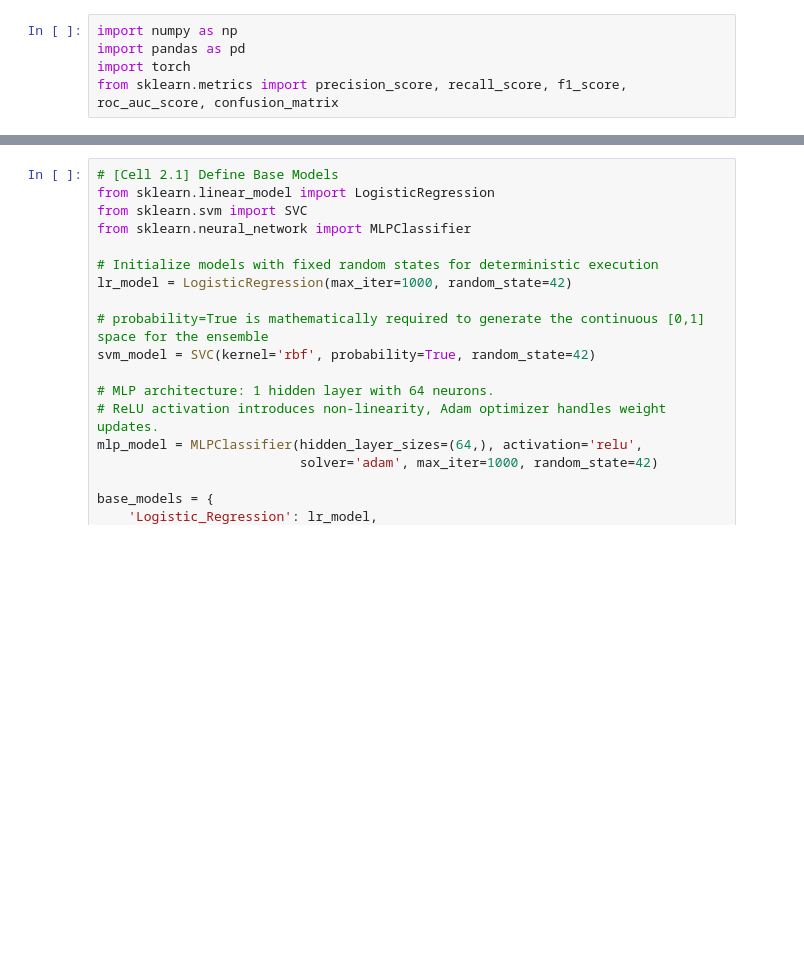
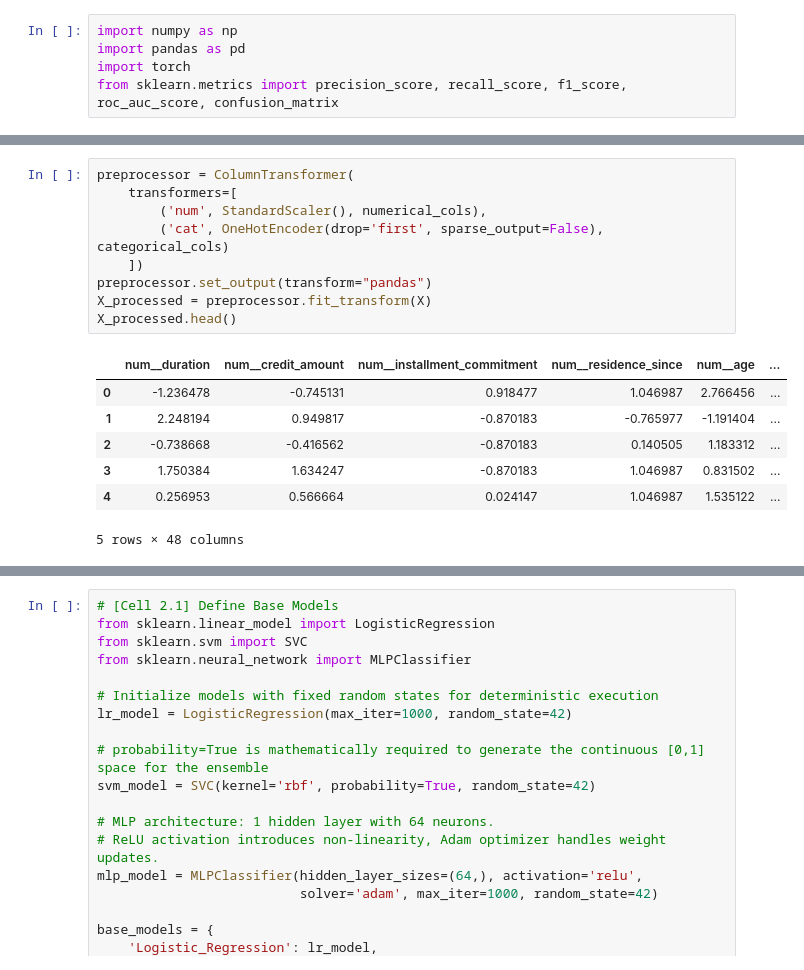
Before and after one commit to aslaa02/hyperparameter-tuning, a Jupyter notebook: Credit.ipynb, the cells around one changed output, grey strips where cells are left out. Cells and saved outputs as stored; diff of their text form; blank space fills up the shorter version.

```diff
--- a/Credit.ipynb
+++ b/Credit.ipynb
@@ -50 +68,18 @@ Preprocessing complete. Final feature matrix shape: (1000, 48)
+# %%
+preprocessor = ColumnTransformer(
+    transformers=[
+        ('num', StandardScaler(), numerical_cols),
+        ('cat', OneHotEncoder(drop='first', sparse_output=False), categorical_cols)
+    ])
+preprocessor.set_output(transform="pandas")
+X_processed = preprocessor.fit_transform(X)
+X_processed.head()
+# %% [output]
+|  | num__duration | num__credit_amount | num__installment_commitment | num__residence_since | num__age | ... |
+| 0 | -1.236478 | -0.745131 | 0.918477 | 1.046987 | 2.766456 | ... |
+| 1 | 2.248194 | 0.949817 | -0.870183 | -0.765977 | -1.191404 | ... |
+| 2 | -0.738668 | -0.416562 | -0.870183 | 0.140505 | 1.183312 | ... |
+| 3 | 1.750384 | 1.634247 | -0.870183 | 1.046987 | 0.831502 | ... |
+| 4 | 0.256953 | 0.566664 | 0.024147 | 1.046987 | 1.535122 | ... |
+5 rows × 48 columns
 # %%
```
Also changed, not shown: parts of 17 cells of this notebook.
